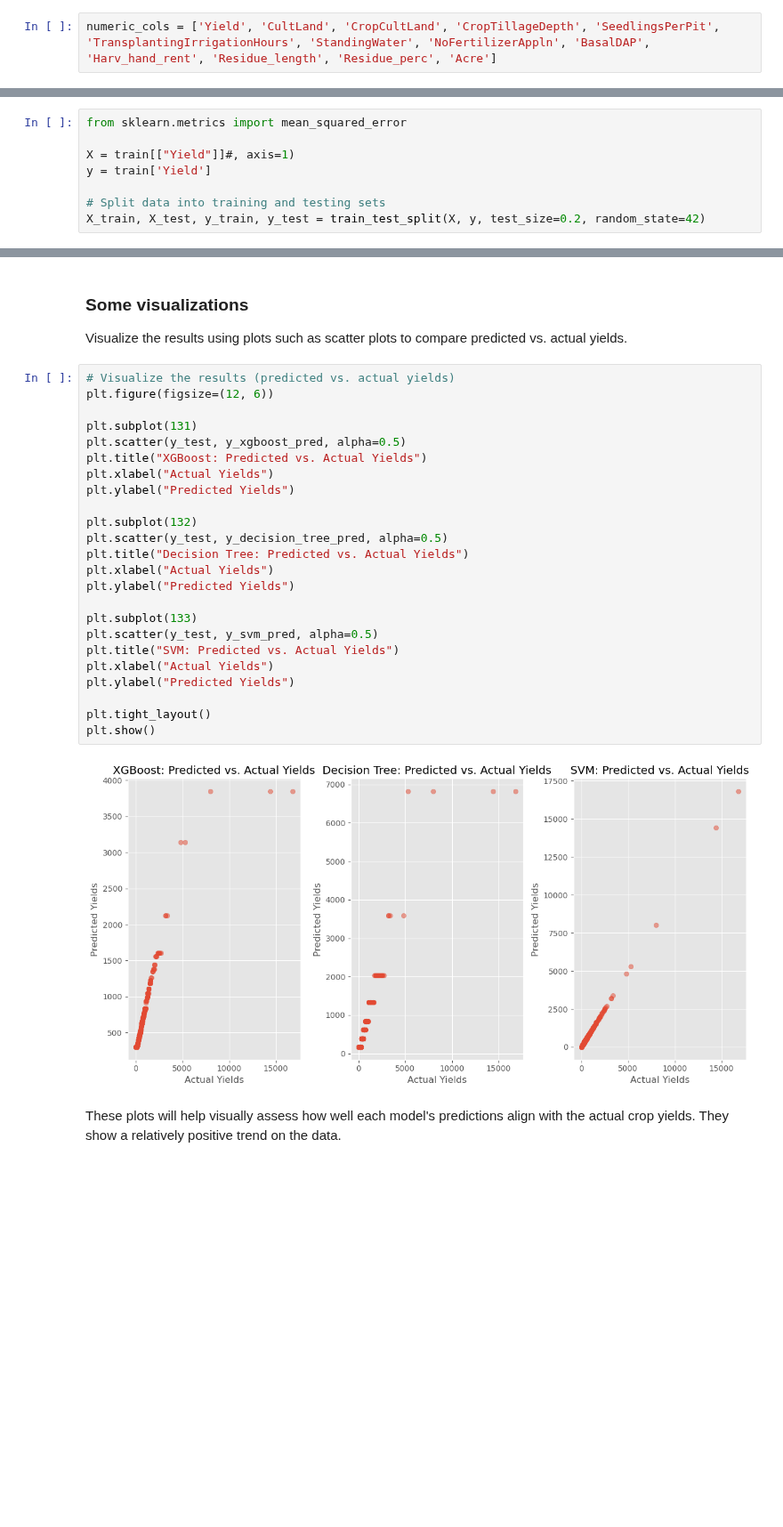
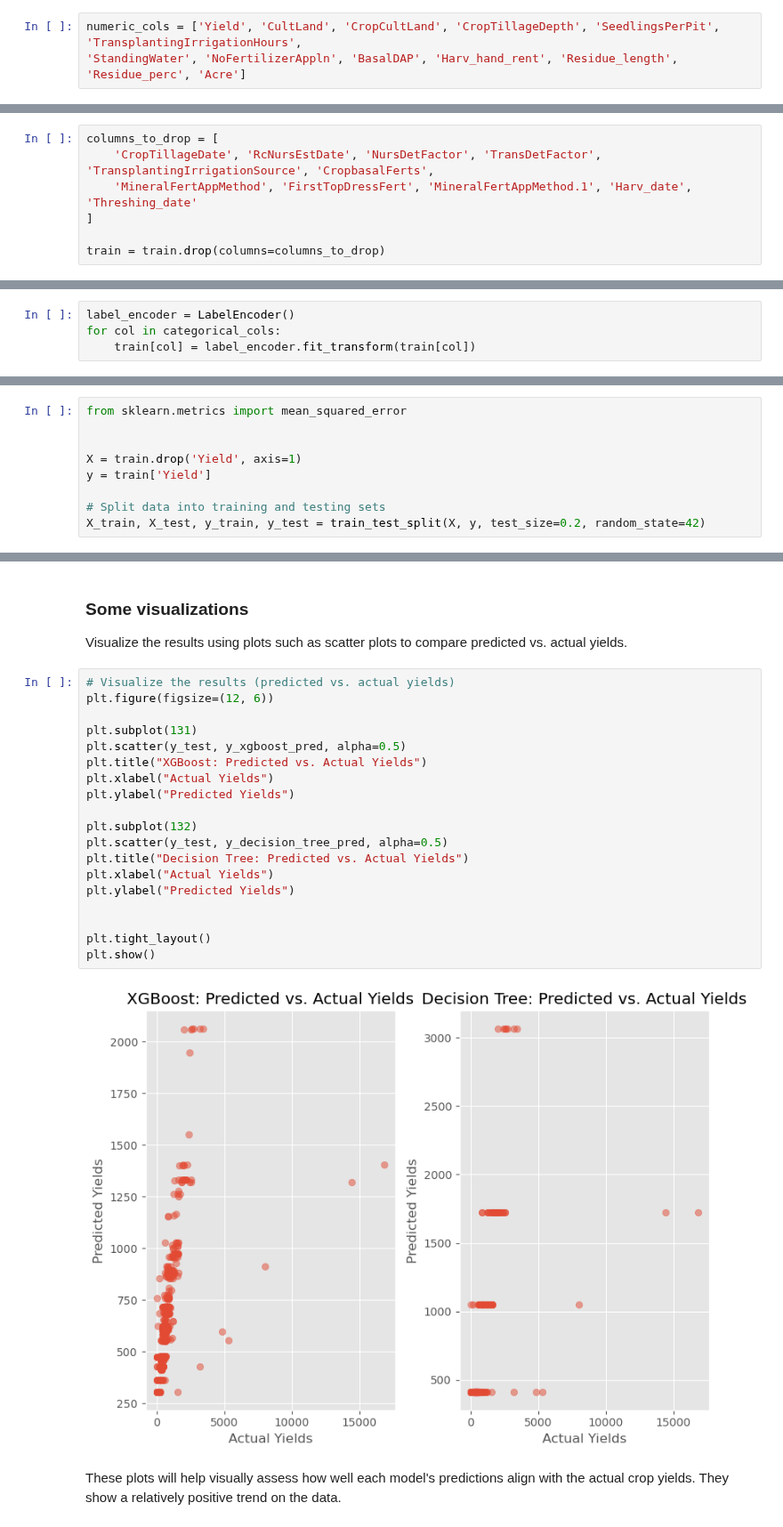
Before and after one commit to JOHNMARK-cmd/phase5project, a Jupyter notebook: GROUP-SIX.ipynb, the cells around one changed output, grey strips where cells are left out. Shown at 89% size. Saved outputs shown, nothing was run; the diff lists cells and outputs as text; blank space fills up the shorter version.

```diff
--- a/GROUP-SIX.ipynb
+++ b/GROUP-SIX.ipynb
@@ -479,7 +541,8 @@ Data columns (total 32 columns):
 dtypes: float64(6), int64(7), object(19)
 memory usage: 967.6+ KB
 # %%
-numeric_cols = ['Yield', 'CultLand', 'CropCultLand', 'CropTillageDepth', 'SeedlingsPerPit', 'TransplantingIrrigationHours', 'StandingWater', 'NoFertilizerAppln', 'BasalDAP', 'Harv_hand_rent', 'Residue_length', 'Residue_perc', 'Acre']
+numeric_cols = ['Yield', 'CultLand', 'CropCultLand', 'CropTillageDepth', 'SeedlingsPerPit', 'TransplantingIrrigationHours',
+'StandingWater', 'NoFertilizerAppln', 'BasalDAP', 'Harv_hand_rent', 'Residue_length', 'Residue_perc', 'Acre']
 # %%
 # checking the relationship between the numeric features and the target variable, Yield.
 nrows = 4
@@ -767,3 +820,10 @@ Requirement already satisfied: scipy in c:\users\user\anaconda3\lib\site-package
+# %%
+columns_to_drop = [
+    'CropTillageDate', 'RcNursEstDate', 'NursDetFactor', 'TransDetFactor', 'TransplantingIrrigationSource', 'CropbasalFerts',
+    'MineralFertAppMethod', 'FirstTopDressFert', 'MineralFertAppMethod.1', 'Harv_date', 'Threshing_date'
+]
+
+train = train.drop(columns=columns_to_drop)
 # %% [markdown]
 We import three modeling libraries and initiate the models.
 # %%
@@ -778,3 +840,7 @@ model_decision_tree = DecisionTreeRegressor()
 model_svm = SVR()
 # %% [markdown]
 Split the data into training and testing sets, train the models on the training data, and evaluate their performance on the testing data using appropriate metrics.
+# %%
+label_encoder = LabelEncoder()
+for col in categorical_cols:
+    train[col] = label_encoder.fit_transform(train[col])
@@ -781,7 +857,8 @@ Split the data into training and testing sets, train the models on the training
 # %%
 from sklearn.metrics import mean_squared_error
 
-X = train[["Yield"]]#, axis=1)
+
+X = train.drop('Yield', axis=1)
 y = train['Yield']
 
 # Split data into training and testing sets
@@ -894,28 +955,23 @@ Visualize the results using plots such as scatter plots to compare predicted vs.
 # %%
 # Visualize the results (predicted vs. actual yields)
 plt.figure(figsize=(12, 6))
 
 plt.subplot(131)
 plt.scatter(y_test, y_xgboost_pred, alpha=0.5)
 plt.title("XGBoost: Predicted vs. Actual Yields")
 plt.xlabel("Actual Yields")
 plt.ylabel("Predicted Yields")
 
 plt.subplot(132)
 plt.scatter(y_test, y_decision_tree_pred, alpha=0.5)
 plt.title("Decision Tree: Predicted vs. Actual Yields")
 plt.xlabel("Actual Yields")
 plt.ylabel("Predicted Yields")
 
-plt.subplot(133)
-plt.scatter(y_test, y_svm_pred, alpha=0.5)
-plt.title("SVM: Predicted vs. Actual Yields")
-plt.xlabel("Actual Yields")
-plt.ylabel("Predicted Yields")
 
 plt.tight_layout()
 plt.show()
 # %% [output]
-[figure, old version]
+[figure, new version]
 # %% [markdown]
 These plots will help visually assess how well each model's predictions align with the actual crop yields. They show a relatively positive trend on the data.
```
Also changed, not shown: parts of 28 cells of this notebook.
